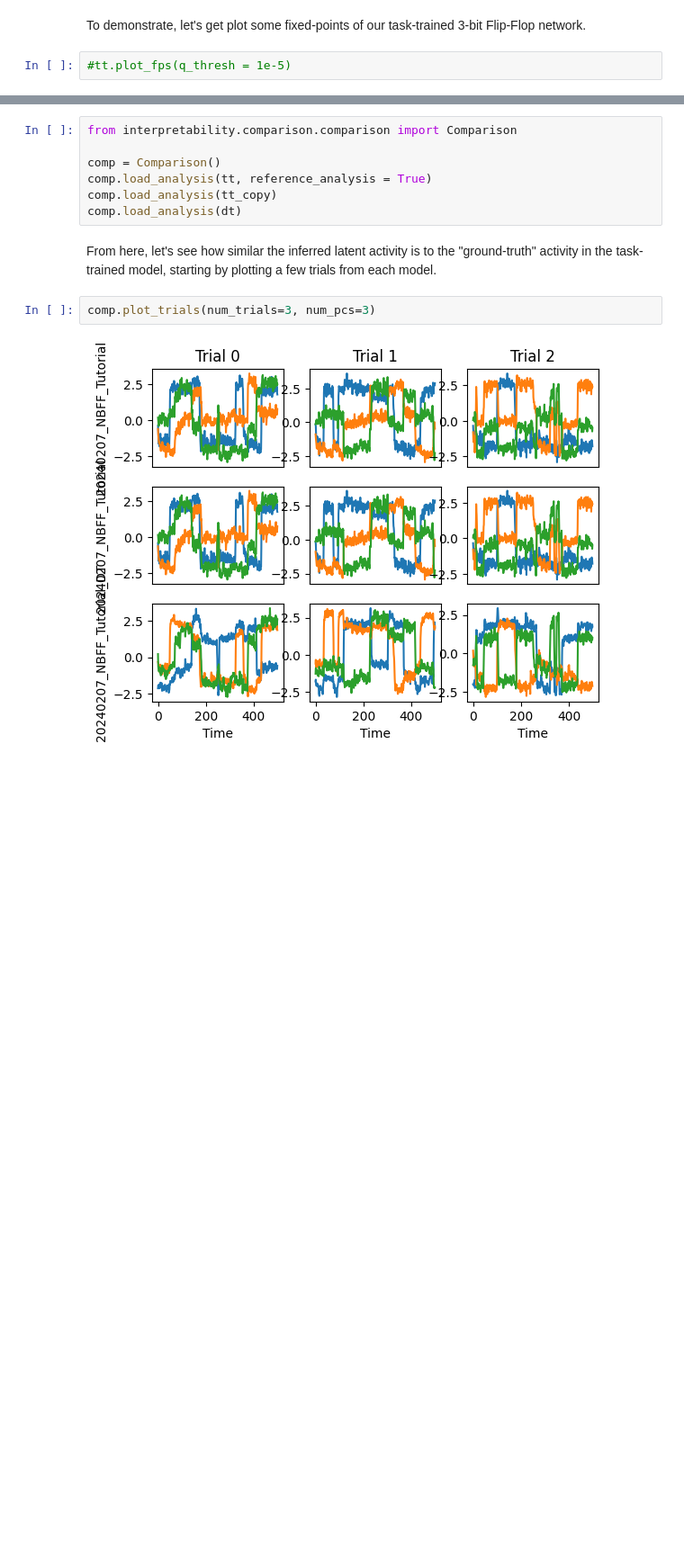
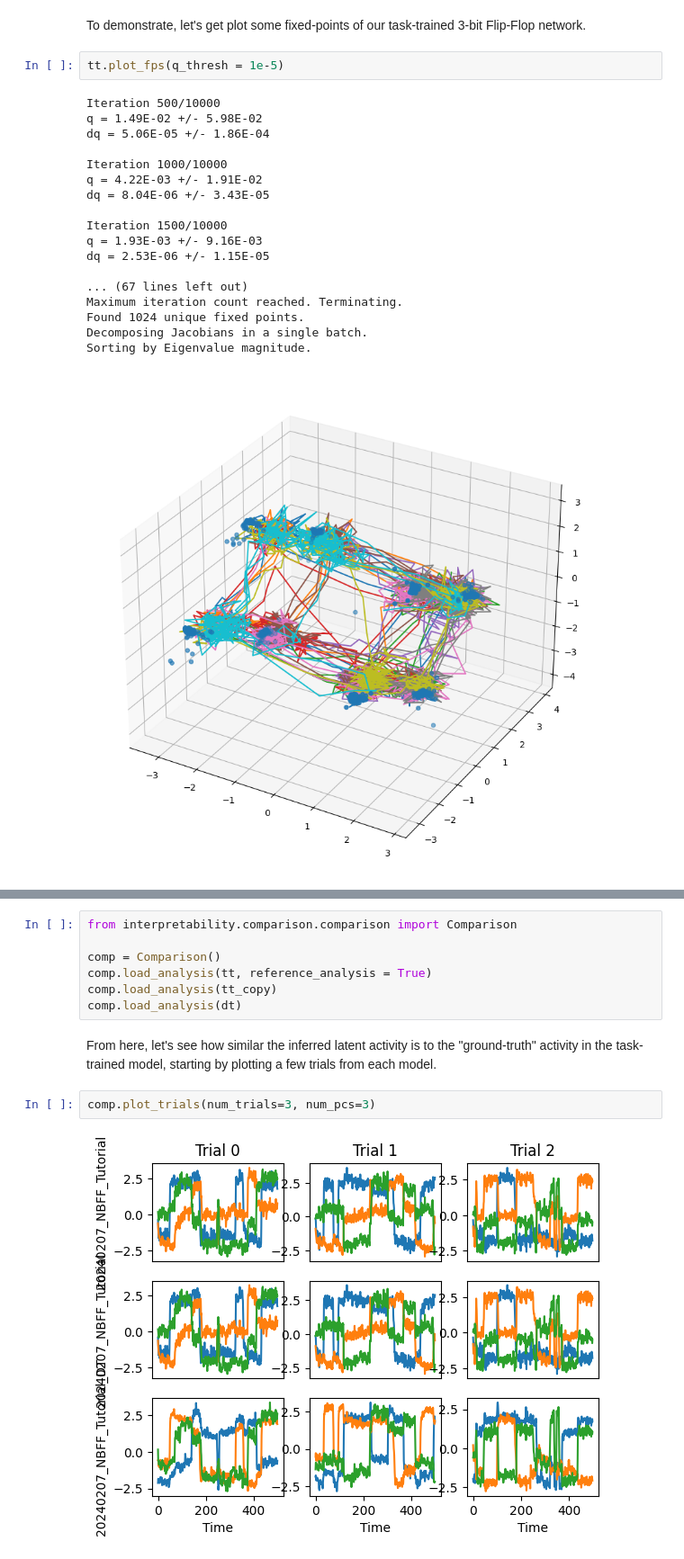
Before and after one commit to snel-repo/ComputationThruDynamicsBenchmark, a Jupyter notebook: examples/tutorial_notebook.ipynb, the cells around one changed output, grey strips where cells are left out. Shown at 90% size. Saved outputs shown, nothing was run; the diff lists cells and outputs as text; blank space fills up the shorter version.

```diff
--- a/examples/tutorial_notebook.ipynb
+++ b/examples/tutorial_notebook.ipynb
@@ -69,7 +71,26 @@ At the bottom level, Analysis_{model_type}_{task} implements specific methods fo
 # %% [markdown]
 To demonstrate, let's get plot some fixed-points of our task-trained 3-bit Flip-Flop network.
 # %%
-#tt.plot_fps(q_thresh = 1e-5)
+tt.plot_fps(q_thresh = 1e-5)
+# %% [output]
+Iteration 500/10000
+q = 1.49E-02 +/- 5.98E-02
+dq = 5.06E-05 +/- 1.86E-04
+
+Iteration 1000/10000
+q = 4.22E-03 +/- 1.91E-02
+dq = 8.04E-06 +/- 3.43E-05
+
+Iteration 1500/10000
+q = 1.93E-03 +/- 9.16E-03
+dq = 2.53E-06 +/- 1.15E-05
+
+... (67 lines left out)
+Maximum iteration count reached. Terminating.
+Found 1024 unique fixed points.
+Decomposing Jacobians in a single batch.
+Sorting by Eigenvalue magnitude.
+[figure, added]
 # %% [markdown]
 Next, we are going to try to compare our task-trained and data-trained models to see how similar the latent activity is between these two models!
 
```
Also changed, not shown: parts of 3 cells of this notebook, 14 other files.
